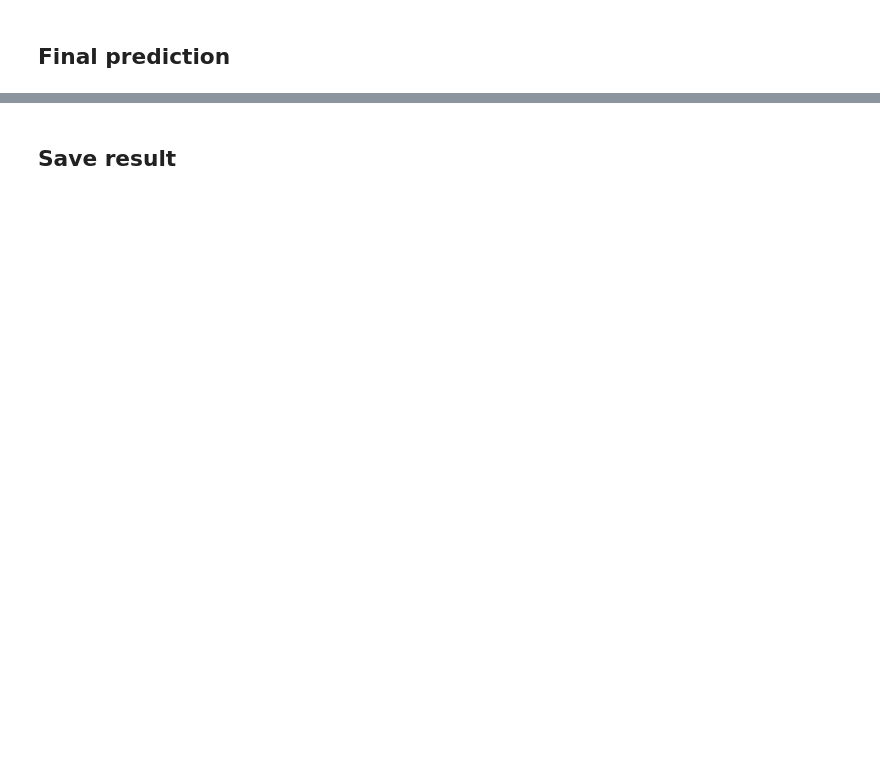
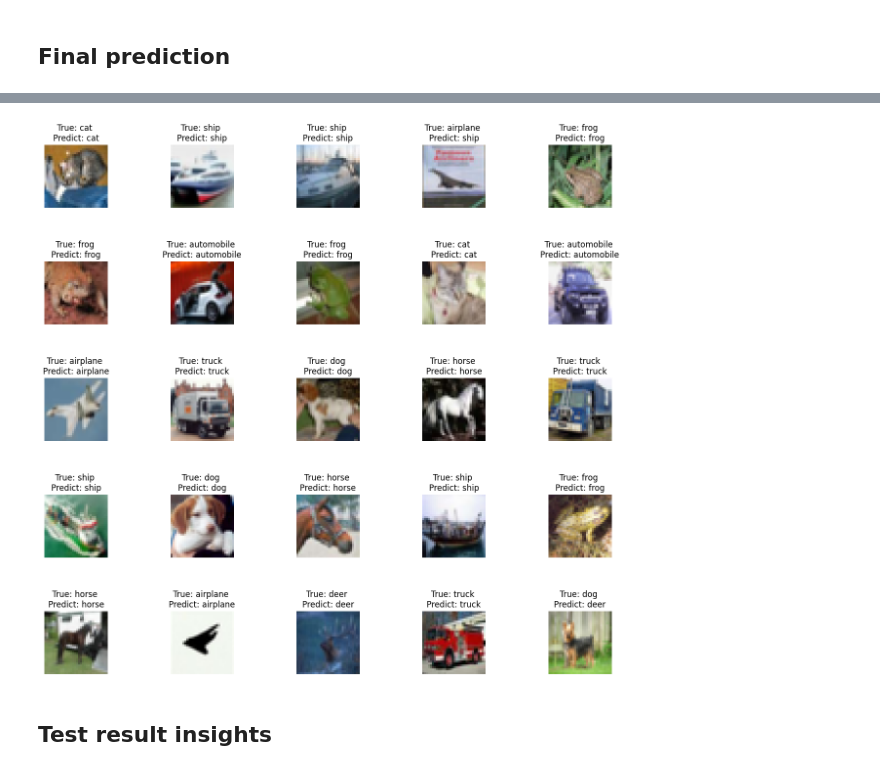
Before and after one commit to gin31259461/Deep_Learning, a Jupyter notebook: cifar10-cnn.ipynb, the cells around one changed output, grey strips where cells are left out. Saved outputs shown, nothing was run; the diff lists cells and outputs as text; code cells hidden in the pictures; blank space fills up the shorter version.

Commit message:
cnn model for cifar10 classification

```diff
--- a/cifar10-cnn.ipynb
+++ b/cifar10-cnn.ipynb
@@ -27,11 +29,12 @@ from tqdm.keras import TqdmCallback
 ## Load dataset
 # %%
 version = "final"
+training = False
 batch_size = 64
 num_classes = 10
 learning_rate = 0.001
 num_epochs = 100
-validation_split = 0.0
+validation_split = 1.0 if training else 0.0
 output_filename = "output-summary-{0}.txt".format(version)
 feature = ["batch normalization", "dropout", "add more layers", "fit all training data with no validation split"]
 # %%
@@ -158,9 +161,10 @@ Code ref.
 # Build a custom CNN model using keras.Model subclassing
 
 
+@keras.saving.register_keras_serializable(package="CIFAR10_CNN_Layer")
 class CNN(keras.Model):
 
-    def __init__(self):
+    def __init__(self, **kwargs):
 
         super(CNN, self).__init__()
 
@@ -322,2 +323,4 @@ test_result
 # %% [markdown]
 ## Final prediction
+# %%
+cnn_final_model = keras.saving.load_model("./models/cifar10-cnn-final.keras", custom_objects={'CNN': CNN})
@@ -323,0 +329,3 @@ test_result
+# %%
+pred = cnn_final_model.predict(test_images)
+pred_labels = np.argmax(pred, axis=1)
@@ -324,2 +334,13 @@ test_result
+# %%
+fig, axes = plt.subplots(5, 5, figsize=(15, 15))
+axes = axes.ravel()
+
+for i in np.arange(0, 25):
+    axes[i].imshow(test_images[i])
+    axes[i].set_title("True: %s \nPredict: %s" % (class_names[np.argmax(test_labels[i])], class_names[pred_labels[i]]))
+    axes[i].axis("off")
+    plt.subplots_adjust(wspace=1)
+# %% [output]
+[figure, added]
 # %% [markdown]
-## Save result
+## Test result insights
```
Also changed, not shown: parts of 20 cells of this notebook, 3 other files.
